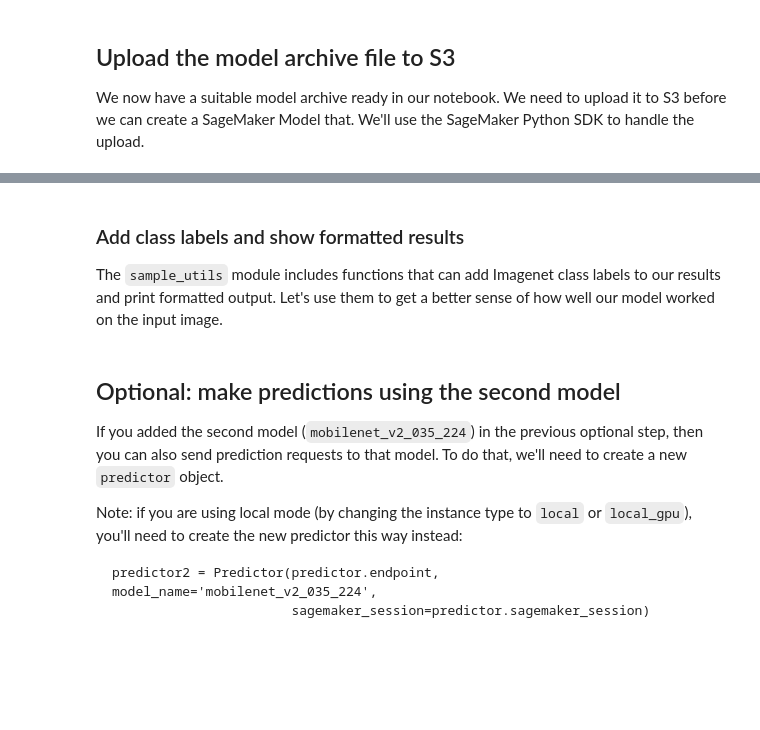
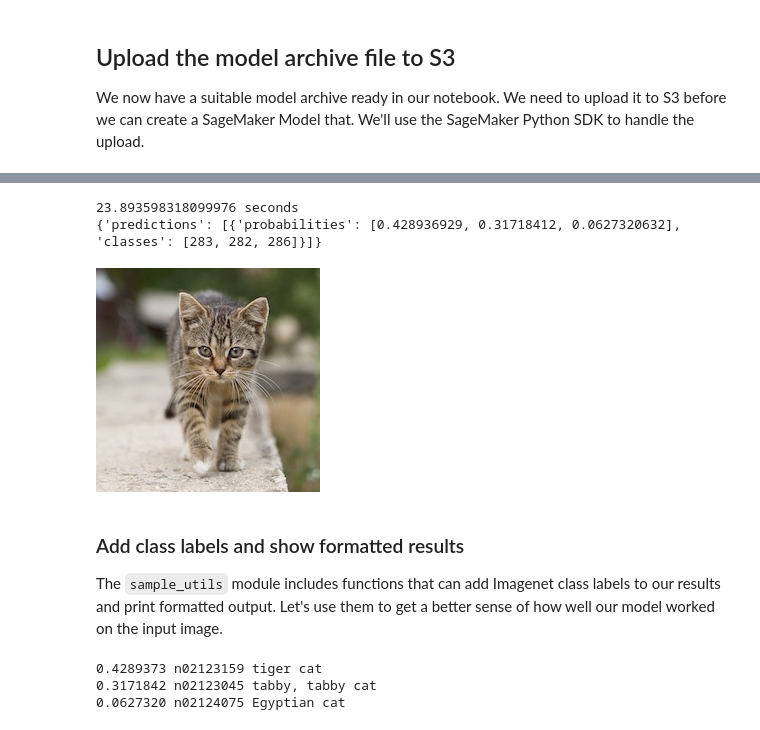
Before and after one commit to awsvik/tensorflow-amazon-elastic-inference, a Jupyter notebook: lab1/tensorflow_serving_container.ipynb, the cells around one changed output, grey strips where cells are left out. Cells and saved outputs as stored; diff of their text form; code cells hidden in the pictures; blank space fills up the shorter version.

````diff
--- a/lab1/tensorflow_serving_container.ipynb
+++ b/lab1/tensorflow_serving_container.ipynb
@@ -82,13 +123,0 @@ Endpoint with a few lines of python code:
-# %%
-from sagemaker.tensorflow.serving import Model
-
-# Use an env argument to set the name of the default model.
-# This is optional, but recommended when you deploy multiple models
-# so that requests that don't include a model name are sent to a
-# predictable model.
-#env = {'SAGEMAKER_TFS_DEFAULT_MODEL_NAME': 'mobilenet_v2_140_224'}
-
-#env = {'SAGEMAKER_TFS_DEFAULT_MODEL_NAME': '1571718231'}
-
-model = Model(model_data=model_data_1, role=sagemaker_role, framework_version='1.14', env=env)
-predictor = model.deploy(initial_instance_count=1, instance_type='ml.c5.xlarge', accelerator_type='ml.eia1.medium')
@@ -104,14 +170,27 @@ We'll use these sample images:
 # %%
+import time
 # read the image files into a tensor (numpy array)
 kitten_image = sample_utils.image_file_to_tensor('kitten.jpg')
 
 # get a prediction from the endpoint
 # the image input is automatically converted to a JSON request.
 # the JSON response from the endpoint is returned as a python dict
-result = predictor.predict(kitten_image)
+
+start = time.time()
+for char in "I want to loop as many times as characters I have in this sentence.":
+#predictions = [get_prediction(image) for image in images]
+ result = predictor.predict(kitten_image)
+end = time.time()
+print(end - start,'seconds')
 
 # show the raw result
 print(result)
+from IPython.display import Image
+Image(filename='kitten.jpg')
+# %% [output]
+23.893598318099976 seconds
+{'predictions': [{'probabilities': [0.428936929, 0.31718412, 0.0627320632], 'classes': [283, 282, 286]}]}
+[figure, added]
 # %% [markdown]
 ### Add class labels and show formatted results
 
@@ -122,14 +201,7 @@ sample_utils.add_imagenet_labels(result)
 
 # show the probabilities and labels for the top predictions
 sample_utils.print_probabilities_and_labels(result)
+# %% [output]
+0.4289373 n02123159 tiger cat
+0.3171842 n02123045 tabby, tabby cat
+0.0627320 n02124075 Egyptian cat
-# %% [markdown]
-## Optional: make predictions using the second model
-
-If you added the second model (`mobilenet_v2_035_224`) in the previous optional step, then you can also send prediction requests to that model. To do that, we'll need to create a new `predictor` object.
-
-Note: if you are using local mode (by changing the instance type to `local` or `local_gpu`), you'll need to create the new predictor this way instead:
-
-```
-predictor2 = Predictor(predictor.endpoint, model_name='mobilenet_v2_035_224',
-                       sagemaker_session=predictor.sagemaker_session)
-```
````
Also changed, not shown: parts of 11 cells of this notebook.
